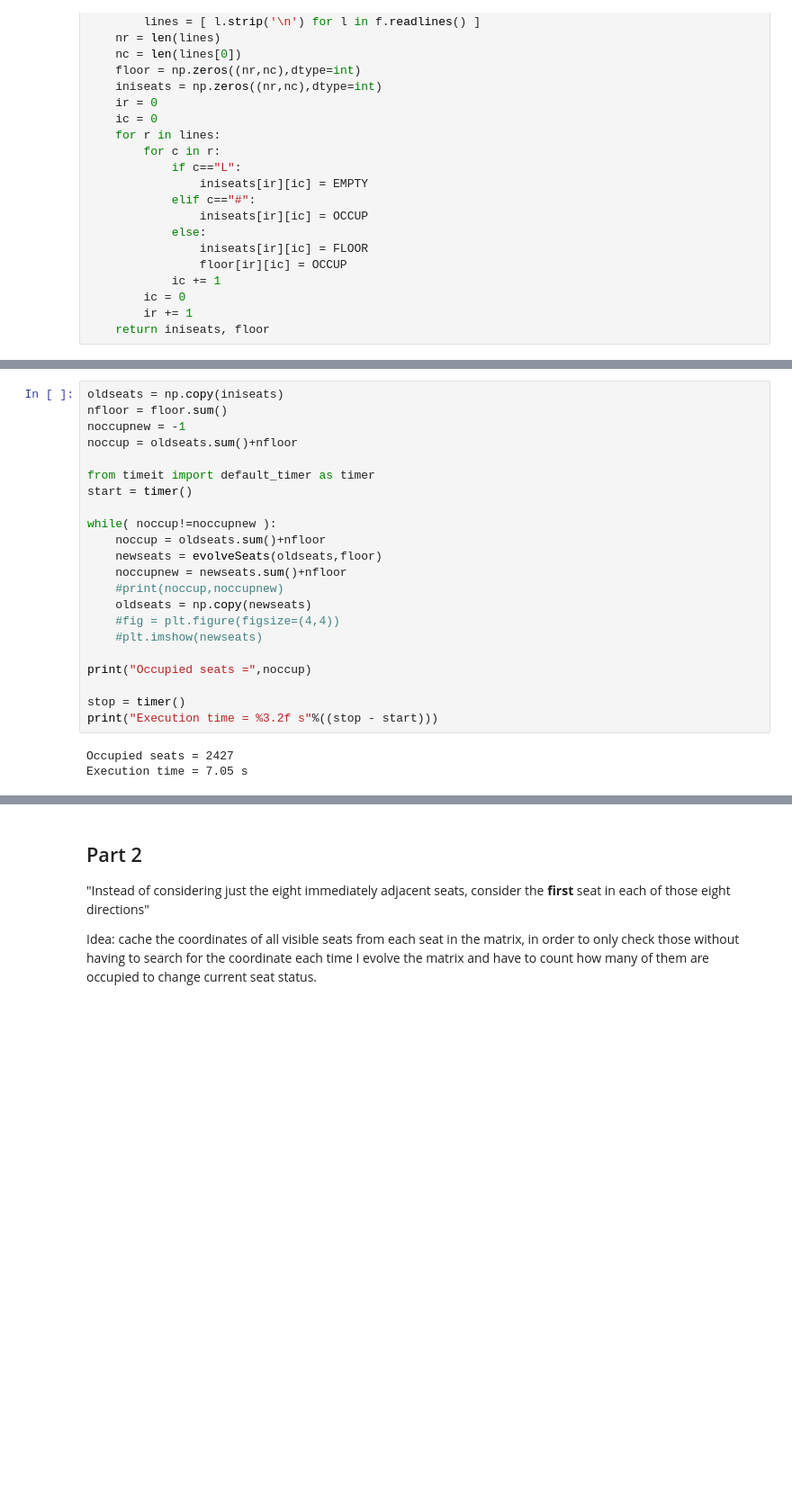
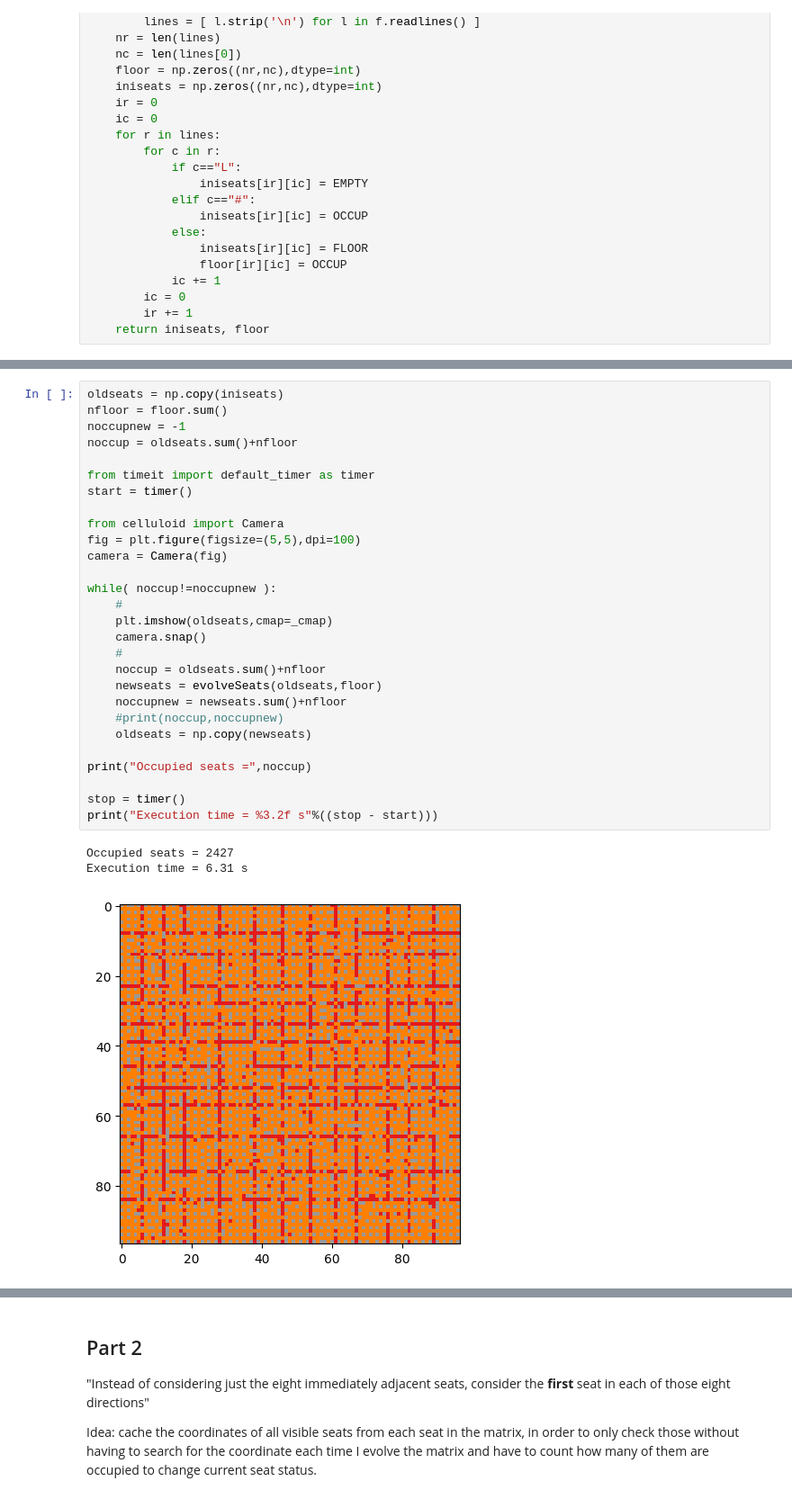
Before and after one commit to marcodelmastro/AdventOfCode2020, a Jupyter notebook: Day 11.ipynb, the cells around one changed output, grey strips where cells are left out. Shown: that part at 90% size. Drawn from its saved outputs; the diff is of its cells as text; blank space fills up the shorter version.

```diff
--- a/Day 11.ipynb
+++ b/Day 11.ipynb
@@ -99,25 +101,32 @@ plt.show()
 # %%
 oldseats = np.copy(iniseats)
 nfloor = floor.sum()
 noccupnew = -1
 noccup = oldseats.sum()+nfloor
 
 from timeit import default_timer as timer
 start = timer()
 
+from celluloid import Camera
+fig = plt.figure(figsize=(5,5),dpi=100)
+camera = Camera(fig)
+
 while( noccup!=noccupnew ):
+    #
+    plt.imshow(oldseats,cmap=_cmap)
+    camera.snap()
+    #
     noccup = oldseats.sum()+nfloor
     newseats = evolveSeats(oldseats,floor)
     noccupnew = newseats.sum()+nfloor
     #print(noccup,noccupnew)
     oldseats = np.copy(newseats)
-    #fig = plt.figure(figsize=(4,4))
-    #plt.imshow(newseats)
 
 print("Occupied seats =",noccup)
 
 stop = timer()
 print("Execution time = %3.2f s"%((stop - start)))
 # %% [output]
 Occupied seats = 2427
-Execution time = 7.05 s
+Execution time = 6.31 s
+[figure, added]
```
Also changed, not shown: parts of 10 cells of this notebook, 2 other files.
